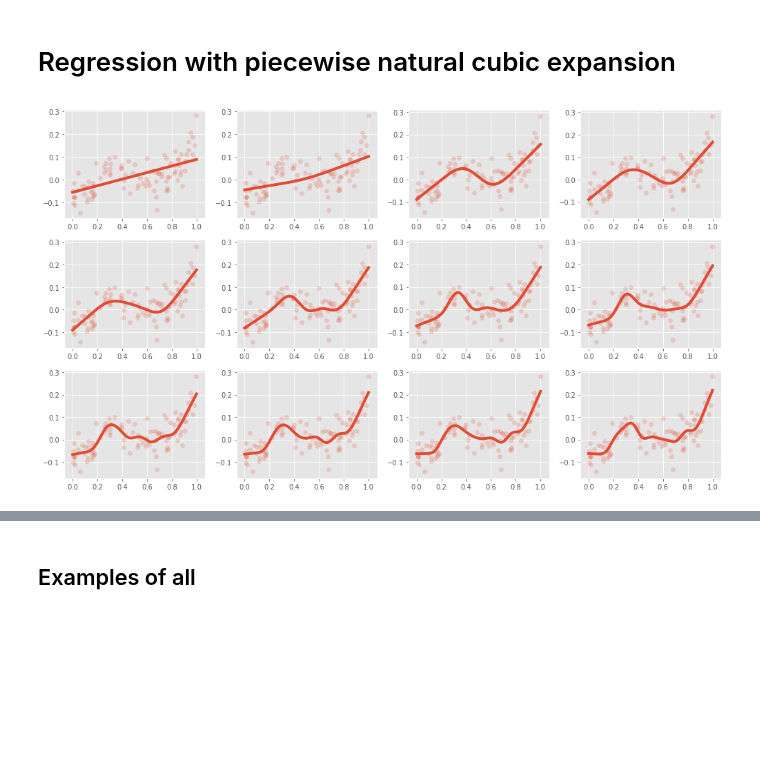
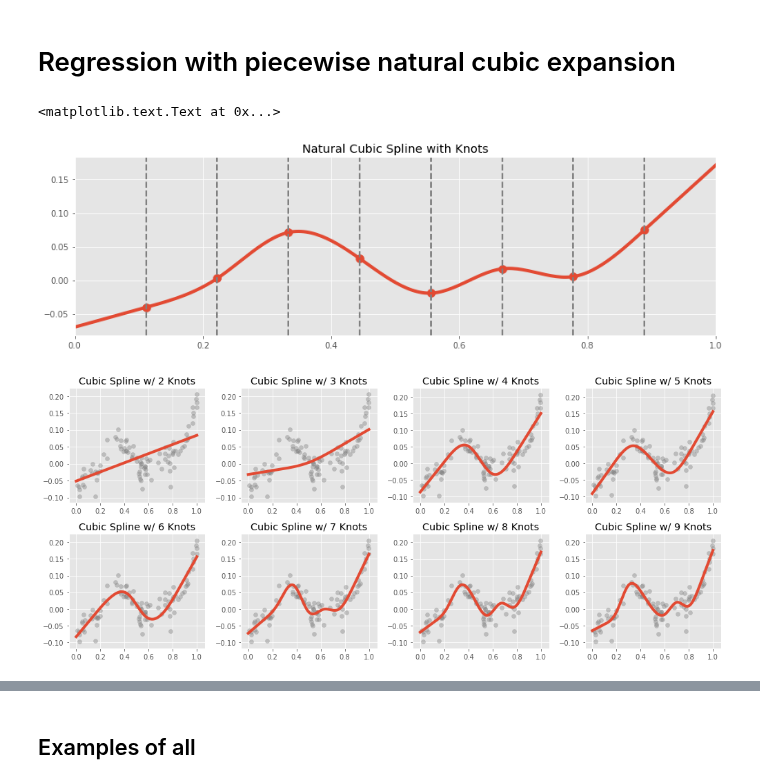
Before and after one commit to madrury/basis-expansions, a Jupyter notebook: basis-expansion-regressions.ipynb, the cells around one changed output, grey strips where cells are left out. Cells and saved outputs as stored; diff of their text form; code cells hidden in the pictures; blank space fills up the shorter version.

Commit message:
Add plots for cubic spline section.

```diff
--- a/basis-expansion-regressions.ipynb
+++ b/basis-expansion-regressions.ipynb
@@ -232,15 +234,30 @@ regressions = {}
 for n_knots in range(2, 25):
     regressions[n_knots] = make_natural_cubic_regression(n_knots)
     regressions[n_knots].fit(x.reshape(-1, 1), y)
+# %%
+fig, ax = plt.subplots(figsize=(14, 4))
+ax.plot(t, regressions[8].predict(t.reshape(-1, 1)), linewidth=4)
+
+knots = regressions[8].get_params()['nat_cubic__knots']
+ax.scatter([knots], regressions[8].predict(np.array(knots).reshape(-1, 1)), s=100)
+
+for knot in knots:
+    ax.axvline(knot, linestyle='--', color='grey')
+ax.set_xlim(0, 1)
+ax.set_title("Natural Cubic Spline with Knots")
+# %% [output]
+<matplotlib.text.Text at 0x...>
+[figure, added]
 # %%
-fig, ax = plt.subplots(3, 4, figsize=(14, 8))
+fig, ax = plt.subplots(2, 4, figsize=(14, 6))
 
 t = np.linspace(0, 1, 250)
 for i, ax in enumerate(ax.flatten()):
     n_knots = i + 2
     ax.plot(t, regressions[n_knots].predict(t.reshape(-1, 1)), linewidth=4)
-    ax.scatter(x, y, alpha=0.2)
+    ax.scatter(x, y, alpha=0.4, color="grey")
+    ax.set_title("Cubic Spline w/ {} Knots".format(n_knots))
 
 fig.tight_layout()
 # %% [output]
-[figure, old version]
+[figure, new version]
```
Also changed, not shown: parts of 3 cells of this notebook, 3 other files.
